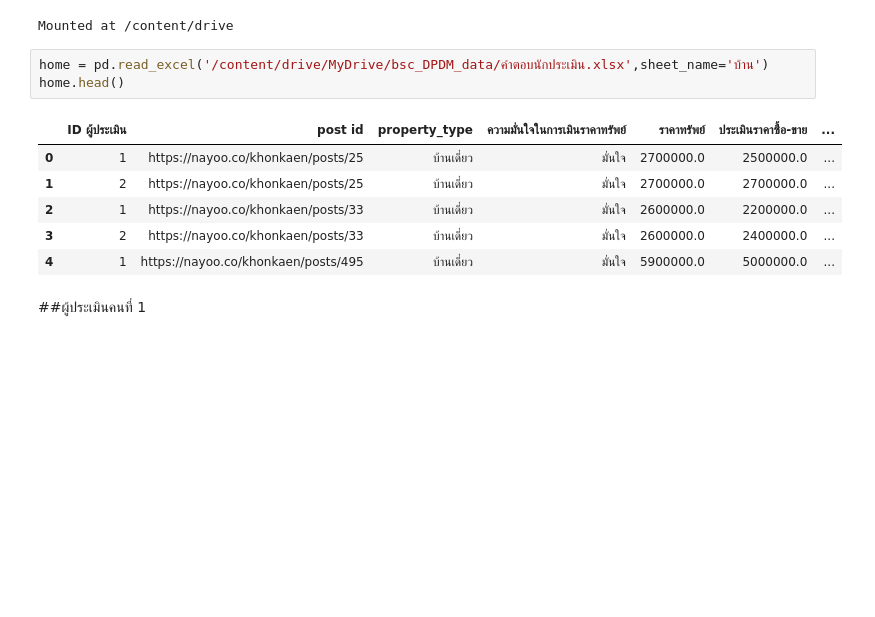
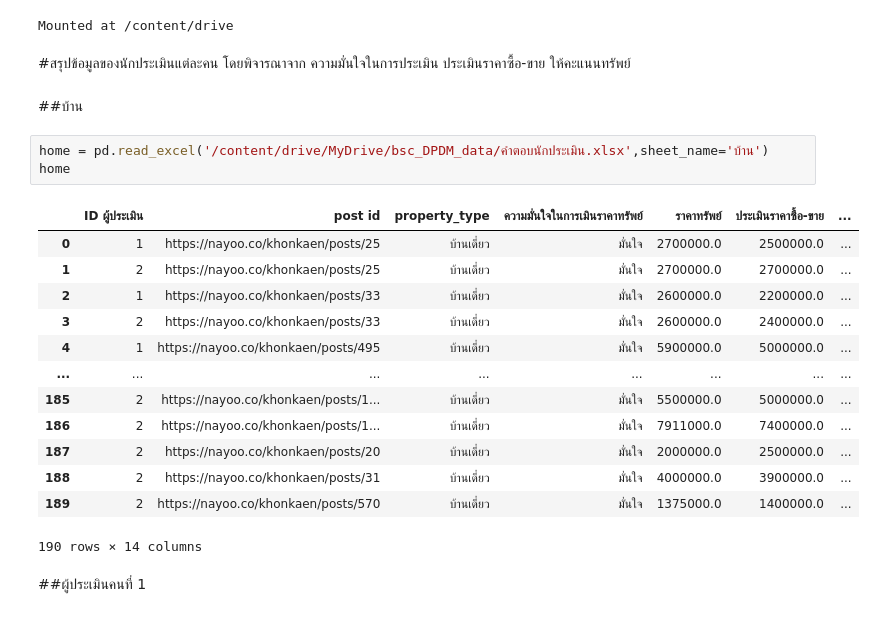
Before and after one commit to Praewphat/bsc_dpdm22, a Jupyter notebook: [dataprep1]_property_estimator.ipynb, the cells around one changed output. Cells and saved outputs as stored; diff of their text form; blank space fills up the shorter version.

```diff
--- a/[dataprep1]_property_estimator.ipynb
+++ b/[dataprep1]_property_estimator.ipynb
@@ -7,16 +7,27 @@ from google.colab import drive
 drive.mount('/content/drive')
 # %% [output]
 Mounted at /content/drive
+# %% [markdown]
+#สรุปข้อมูลของนักประเมินแต่ละคน โดยพิจารณาจาก ความมั่นใจในการประเมิน ประเมินราคาซื้อ-ขาย ให้คะแนนทรัพย์
+# %% [markdown]
+##บ้าน
 # %%
 home = pd.read_excel('/content/drive/MyDrive/bsc_DPDM_data/คำตอบนักประเมิน.xlsx',sheet_name='บ้าน')
-home.head()
+home
 # %% [output]
 |  | ID ผู้ประเมิน | post id | property_type | ความมั่นใจในการเมินราคาทรัพย์ | ราคาทรัพย์ | ประเมินราคาซื้อ-ขาย | ... |
 | 0 | 1 | https://nayoo.co/khonkaen/posts/25 | บ้านเดี่ยว | มั่นใจ | 2700000.0 | 2500000.0 | ... |
 | 1 | 2 | https://nayoo.co/khonkaen/posts/25 | บ้านเดี่ยว | มั่นใจ | 2700000.0 | 2700000.0 | ... |
 | 2 | 1 | https://nayoo.co/khonkaen/posts/33 | บ้านเดี่ยว | มั่นใจ | 2600000.0 | 2200000.0 | ... |
 | 3 | 2 | https://nayoo.co/khonkaen/posts/33 | บ้านเดี่ยว | มั่นใจ | 2600000.0 | 2400000.0 | ... |
 | 4 | 1 | https://nayoo.co/khonkaen/posts/495 | บ้านเดี่ยว | มั่นใจ | 5900000.0 | 5000000.0 | ... |
+| ... | ... | ... | ... | ... | ... | ... | ... |
+| 185 | 2 | https://nayoo.co/khonkaen/posts/1... | บ้านเดี่ยว | มั่นใจ | 5500000.0 | 5000000.0 | ... |
+| 186 | 2 | https://nayoo.co/khonkaen/posts/1... | บ้านเดี่ยว | มั่นใจ | 7911000.0 | 7400000.0 | ... |
+| 187 | 2 | https://nayoo.co/khonkaen/posts/20 | บ้านเดี่ยว | มั่นใจ | 2000000.0 | 2500000.0 | ... |
+| 188 | 2 | https://nayoo.co/khonkaen/posts/31 | บ้านเดี่ยว | มั่นใจ | 4000000.0 | 3900000.0 | ... |
+| 189 | 2 | https://nayoo.co/khonkaen/posts/570 | บ้านเดี่ยว | มั่นใจ | 1375000.0 | 1400000.0 | ... |
+190 rows × 14 columns
 # %% [markdown]
 ##ผู้ประเมินคนที่ 1
 # %%
```
Also changed, not shown: parts of 82 cells of this notebook.
